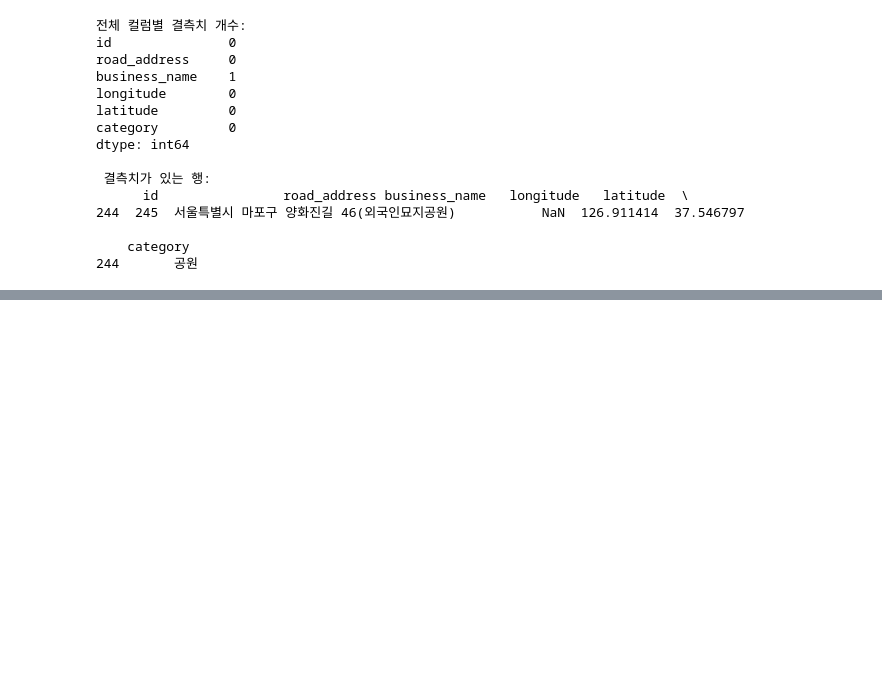
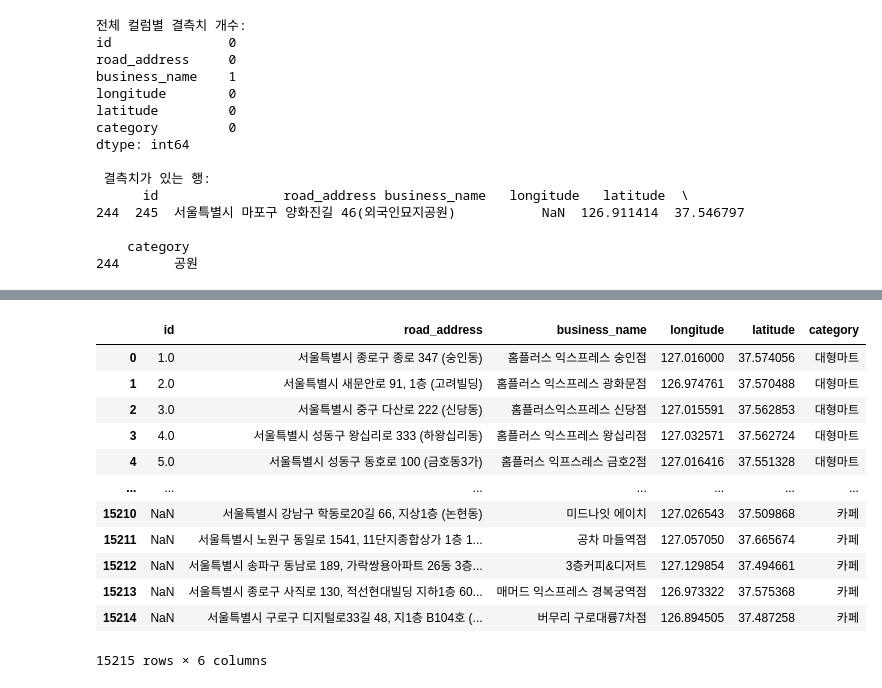
Before and after one commit to jwbastion/Final_Project, a Jupyter notebook: preprocessing/life_processing.ipynb, the cells around one changed output, grey strips where cells are left out. Cells and saved outputs as stored; diff of their text form; code cells hidden in the pictures; blank space fills up the shorter version.

```diff
--- a/preprocessing/life_processing.ipynb
+++ b/preprocessing/life_processing.ipynb
@@ -152,3 +152,11 @@ dtype: int64
 
     category
 244       공원
+# %%
+import pandas as pd
+import re
+
+cafe = pd.read_csv("../data/life/cafe.csv")
+jumin_center = pd.read_csv("../data/life/jumin_center.csv")
+print(jumin_center)
+print(cafe)
@@ -154,0 +181,2 @@ dtype: int64
+# %%
+jumin_center.drop(columns=['id'], inplace=True)
@@ -154,0 +204,6 @@ dtype: int64
+# %%
+life = pd.read_csv("C:/Users/user/Desktop/Final_Project/data/data/life.csv")
+
+print(life.columns)
+print(jumin_center.columns)
+print(cafe.columns)
@@ -154,0 +216,17 @@ dtype: int64
+# %%
+life_df = pd.concat([life, jumin_center, cafe], ignore_index=True)
+life_df
+# %% [output]
+|  | id | road_address | business_name | longitude | latitude | category |
+| 0 | 1.0 | 서울특별시 종로구 종로 347 (숭인동) | 홈플러스 익스프레스 숭인점 | 127.016000 | 37.574056 | 대형마트 |
+| 1 | 2.0 | 서울특별시 새문안로 91, 1층 (고려빌딩) | 홈플러스 익스프레스 광화문점 | 126.974761 | 37.570488 | 대형마트 |
+| 2 | 3.0 | 서울특별시 중구 다산로 222 (신당동) | 홈플러스익스프레스 신당점 | 127.015591 | 37.562853 | 대형마트 |
+| 3 | 4.0 | 서울특별시 성동구 왕십리로 333 (하왕십리동) | 홈플러스 익스프레스 왕십리점 | 127.032571 | 37.562724 | 대형마트 |
+| 4 | 5.0 | 서울특별시 성동구 동호로 100 (금호동3가) | 홈플러스 익프스레스 금호2점 | 127.016416 | 37.551328 | 대형마트 |
+| ... | ... | ... | ... | ... | ... | ... |
+| 15210 | NaN | 서울특별시 강남구 학동로20길 66, 지상1층 (논현동) | 미드나잇 에이치 | 127.026543 | 37.509868 | 카페 |
+| 15211 | NaN | 서울특별시 노원구 동일로 1541, 11단지종합상가 1층 1... | 공차 마들역점 | 127.057050 | 37.665674 | 카페 |
+| 15212 | NaN | 서울특별시 송파구 동남로 189, 가락쌍용아파트 26동 3층... | 3층커피&디저트 | 127.129854 | 37.494661 | 카페 |
+| 15213 | NaN | 서울특별시 종로구 사직로 130, 적선현대빌딩 지하1층 60... | 매머드 익스프레스 경복궁역점 | 126.973322 | 37.575368 | 카페 |
+| 15214 | NaN | 서울특별시 구로구 디지털로33길 48, 지1층 B104호 (... | 버무리 구로대륭7차점 | 126.894505 | 37.487258 | 카페 |
+15215 rows × 6 columns
```
Also changed, not shown: parts of 12 cells of this notebook, 7 other files.
